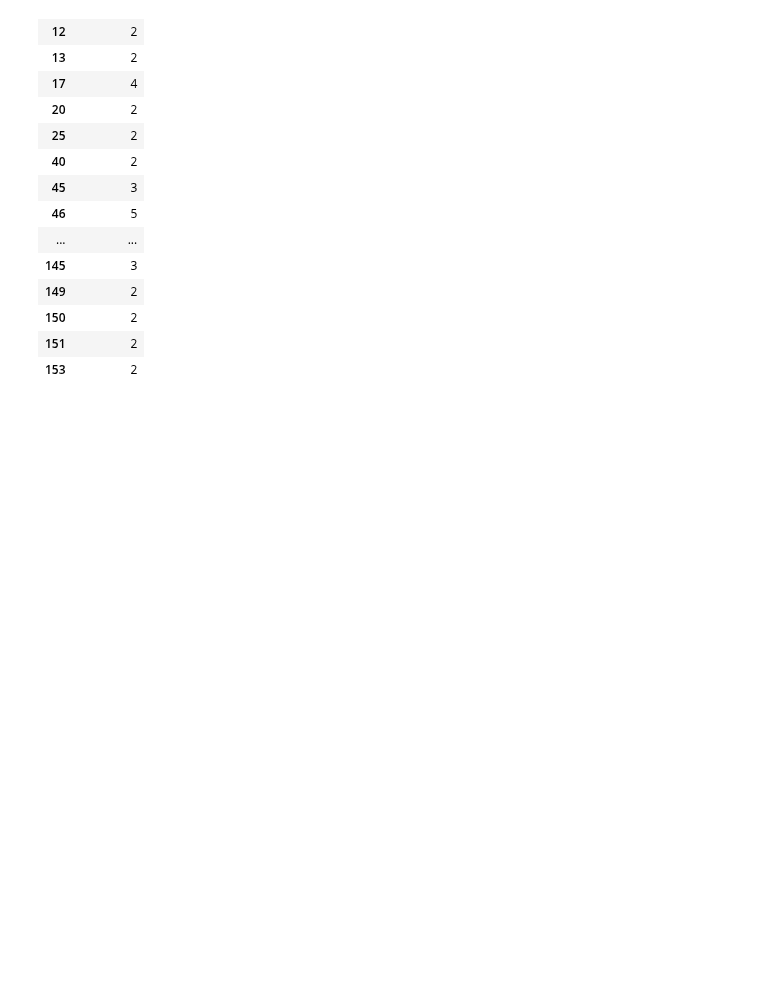
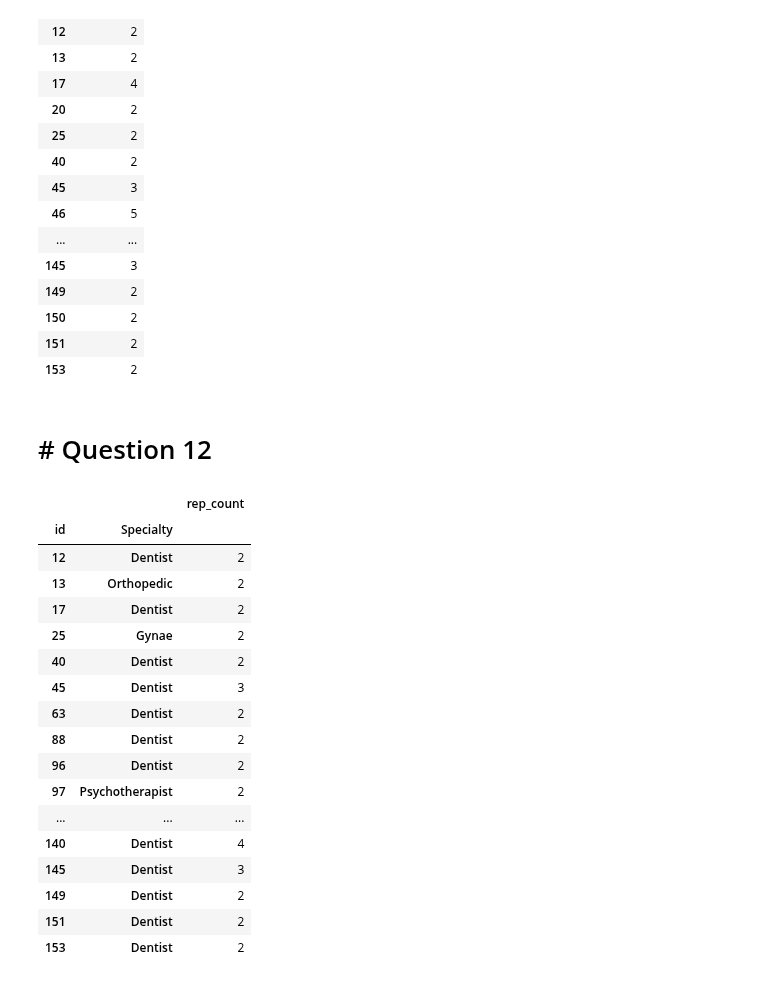
Before and after one commit to DataIntelligenceHub/Python-Assignment-2, a Jupyter notebook: ahsentaqi_isb.ipynb, the cells around one changed output. Drawn from its saved outputs; the diff is of its cells as text; code cells hidden in the pictures; blank space fills up the shorter version.

Commit message:
Question 12 completed

```diff
--- a/ahsentaqi_isb.ipynb
+++ b/ahsentaqi_isb.ipynb
@@ -150,3 +150,33 @@ patient
 | 150 | 2 |
 | 151 | 2 |
 | 153 | 2 |
+# %% [markdown]
+# # Question 12
+# %%
+same_spec = hsptldf.copy()
+same_spec['rep_count'] = 1
+
+same_spec = same_spec.groupby(['id', 'Specialty']).agg({'rep_count': "count"})
+#getting patients with count greater than 1
+same_spec = same_spec.loc[same_spec['rep_count'] >1 ]
+# total num of repeated visitors
+same_spec
+# %% [output]
+|  |  | rep_count |
+| id | Specialty |  |
+| 12 | Dentist | 2 |
+| 13 | Orthopedic | 2 |
+| 17 | Dentist | 2 |
+| 25 | Gynae | 2 |
+| 40 | Dentist | 2 |
+| 45 | Dentist | 3 |
+| 63 | Dentist | 2 |
+| 88 | Dentist | 2 |
+| 96 | Dentist | 2 |
+| 97 | Psychotherapist | 2 |
+| ... | ... | ... |
+| 140 | Dentist | 4 |
+| 145 | Dentist | 3 |
+| 149 | Dentist | 2 |
+| 151 | Dentist | 2 |
+| 153 | Dentist | 2 |
```
